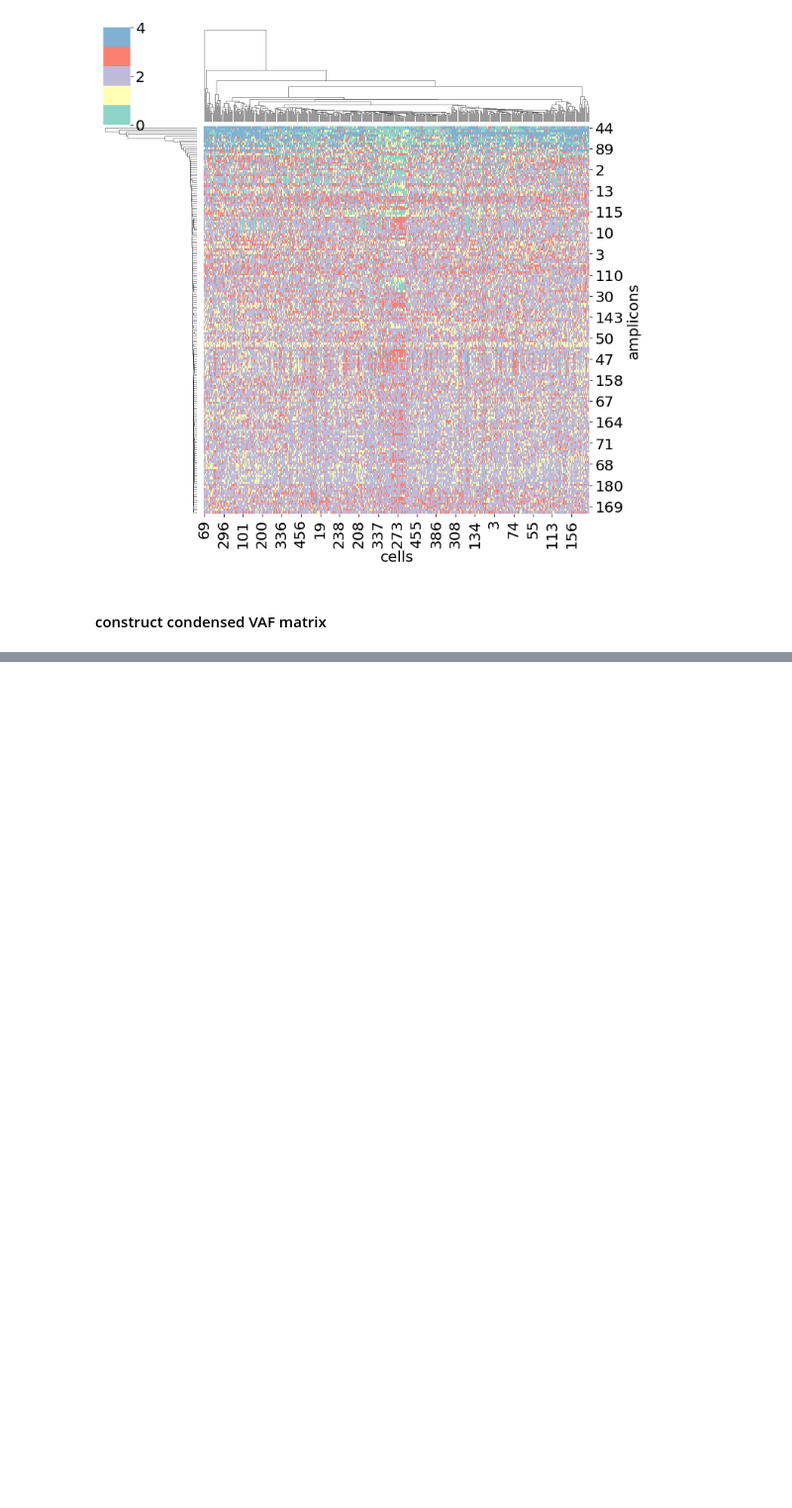
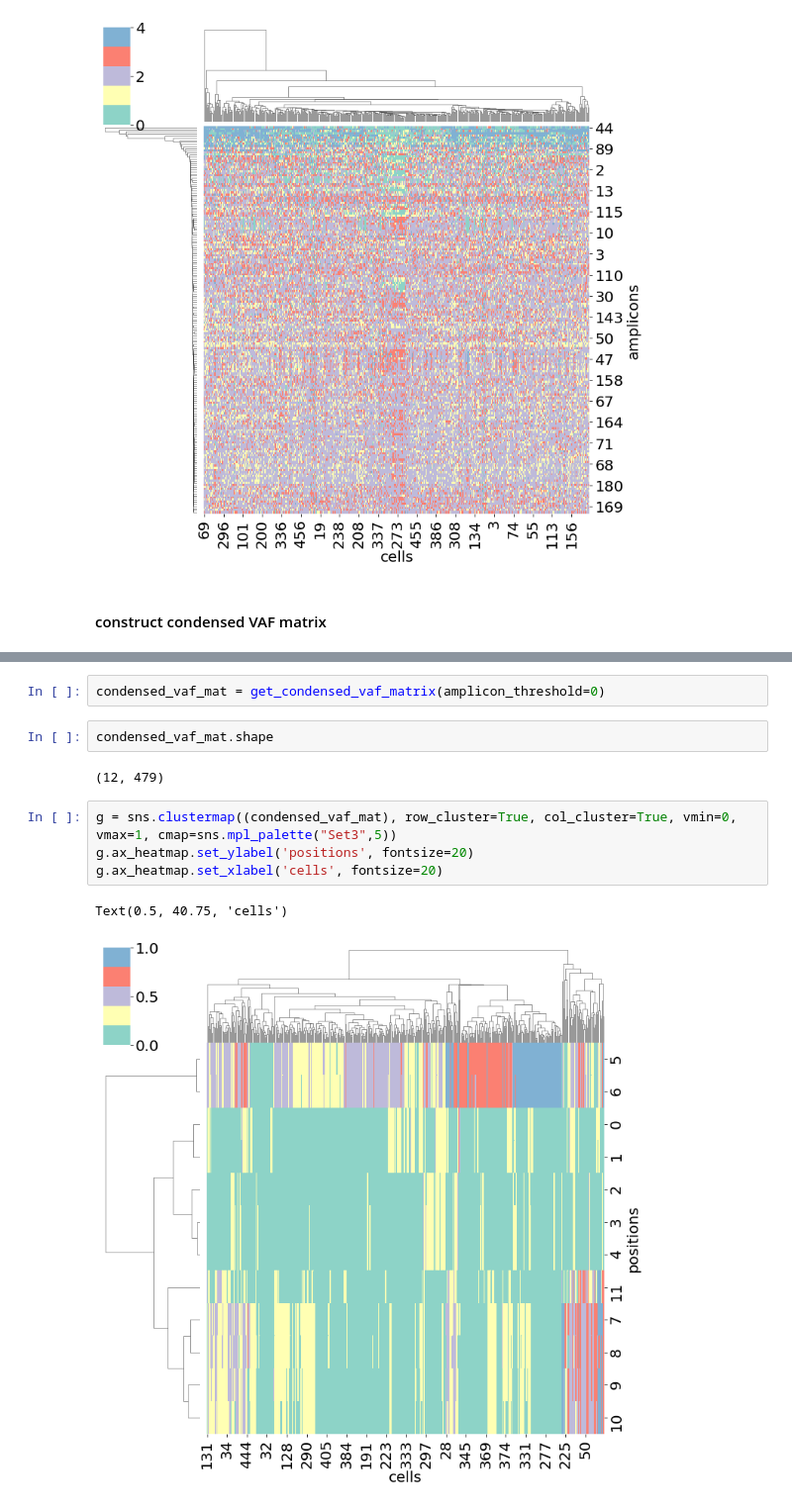
Before and after one commit to haochenz96/tap_cn_calling, a Jupyter notebook: mskcc_RA17_22_P1_mission_bio.ipynb, the cells around one changed output, grey strips where cells are left out. Shown at 99% size. Saved outputs shown, nothing was run; the diff lists cells and outputs as text; blank space fills up the shorter version.

```diff
--- a/mskcc_RA17_22_P1_mission_bio.ipynb
+++ b/mskcc_RA17_22_P1_mission_bio.ipynb
@@ -766,0 +838,13 @@ Text(0.5, 40.75, 'cells')
+# %%
+condensed_vaf_mat = get_condensed_vaf_matrix(amplicon_threshold=0)
+# %%
+condensed_vaf_mat.shape
+# %% [output]
+(12, 479)
+# %%
+g = sns.clustermap((condensed_vaf_mat), row_cluster=True, col_cluster=True, vmin=0, vmax=1, cmap=sns.mpl_palette("Set3",5))
+g.ax_heatmap.set_ylabel('positions', fontsize=20)
+g.ax_heatmap.set_xlabel('cells', fontsize=20)
+# %% [output]
+Text(0.5, 40.75, 'cells')
+[figure, added]
```
Also changed, not shown: parts of 9 cells of this notebook.
